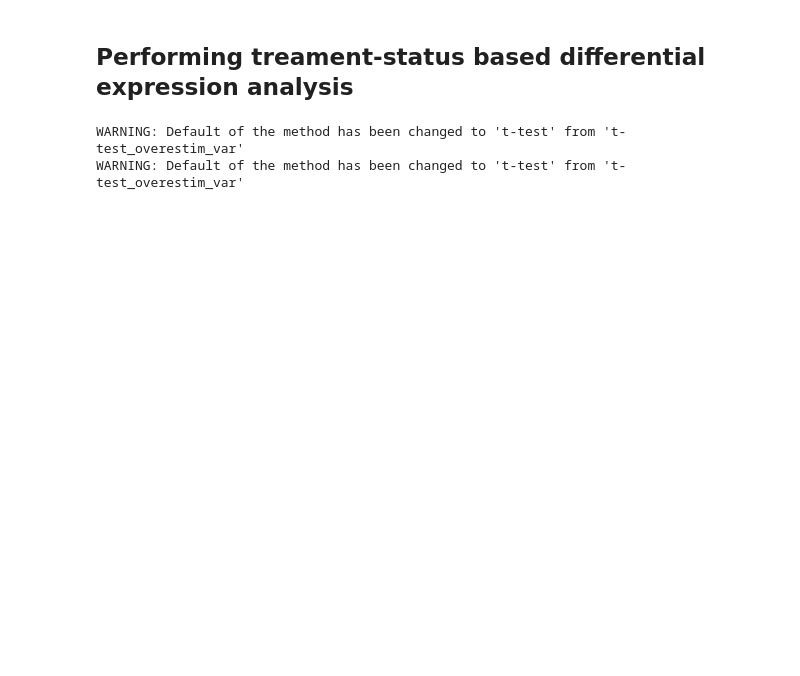
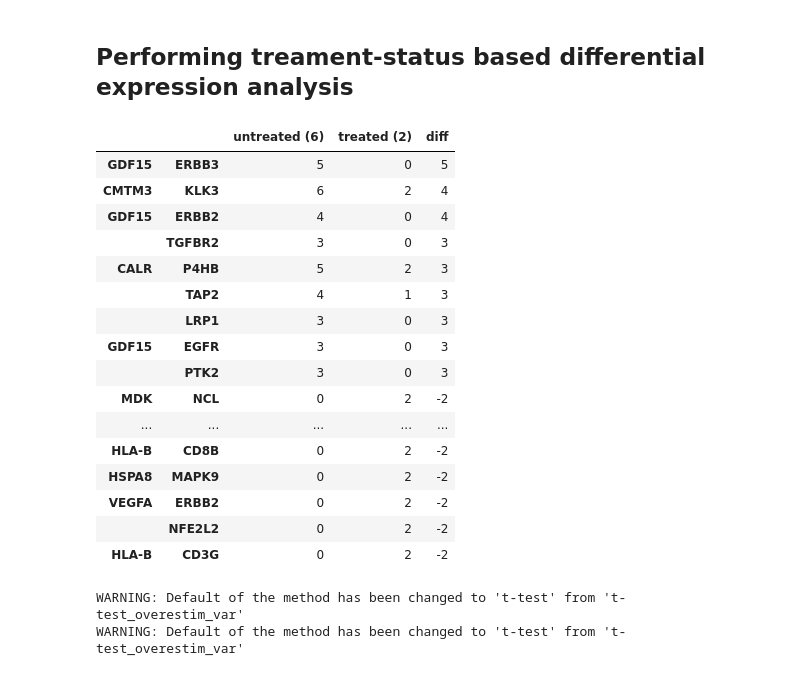
Before and after one commit to akiviaho/spatial, a Jupyter notebook: notebooks/spatial-ligand-receptor-analyses.ipynb, the cells around one changed output. Saved outputs shown, nothing was run; the diff lists cells and outputs as text; code cells hidden in the pictures; blank space fills up the shorter version.

```diff
--- a/notebooks/spatial-ligand-receptor-analyses.ipynb
+++ b/notebooks/spatial-ligand-receptor-analyses.ipynb
@@ -307,6 +324,26 @@ ligands = ligands[np.sort(idx)].tolist()
 receptors = np.array([tup[1] for tup in list(df.index)])
 _, idx = np.unique(receptors, return_index=True)
 receptors = receptors[np.sort(idx)].tolist()
+# %%
+df[(df['diff']>=3) | (df['diff']<=-2)]
+# %% [output]
+|  |  | untreated (6) | treated (2) | diff |
+| GDF15 | ERBB3 | 5 | 0 | 5 |
+| CMTM3 | KLK3 | 6 | 2 | 4 |
+| GDF15 | ERBB2 | 4 | 0 | 4 |
+|  | TGFBR2 | 3 | 0 | 3 |
+| CALR | P4HB | 5 | 2 | 3 |
+|  | TAP2 | 4 | 1 | 3 |
+|  | LRP1 | 3 | 0 | 3 |
+| GDF15 | EGFR | 3 | 0 | 3 |
+|  | PTK2 | 3 | 0 | 3 |
+| MDK | NCL | 0 | 2 | -2 |
+| ... | ... | ... | ... | ... |
+| HLA-B | CD8B | 0 | 2 | -2 |
+| HSPA8 | MAPK9 | 0 | 2 | -2 |
+| VEGFA | ERBB2 | 0 | 2 | -2 |
+|  | NFE2L2 | 0 | 2 | -2 |
+| HLA-B | CD3G | 0 | 2 | -2 |
 # %%
 treatment_info = get_treatment_info()
 
```
Also changed, not shown: parts of 23 cells of this notebook.
